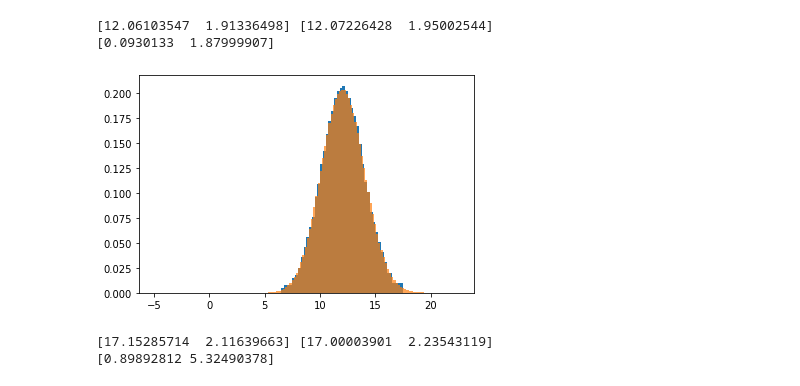
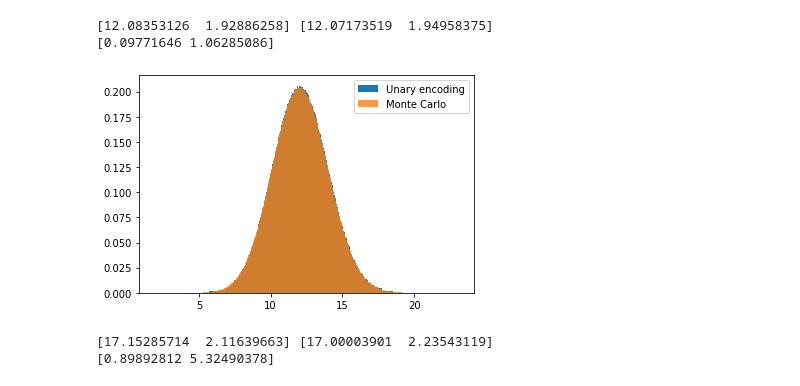
Before and after one commit to bosakad/SSTA-via-GP, a Jupyter notebook: src/gateSizing/unaryTesting.ipynb, the cells around one changed output. Saved outputs shown, nothing was run; the diff lists cells and outputs as text; code cells hidden in the pictures.

```diff
--- a/src/gateSizing/unaryTesting.ipynb
+++ b/src/gateSizing/unaryTesting.ipynb
@@ -33,7 +33,7 @@ def testMax(numberOfBins, numberOfUnaries):
 #     numberOfBins = 100
 #     numberOfUnaries = 10000
 
-    interval = (-5, 20)
+    interval = (3, 20)
 
     # DESIRED
 
@@ -66,7 +66,10 @@ def testMax(numberOfBins, numberOfUnaries):
 #     _ = plt.hist(rv1, bins=numberOfBins, density='PDF', alpha=0.7)
 #     _ = plt.hist(rv2, bins=numberOfBins, density='PDF', alpha=0.7)
     plt.hist(max2.edges[:-1], max2.edges, weights=max2.bins)
-    _ = plt.hist(max1, bins=numberOfBins, density='PDF', alpha=0.7)
+    _ = plt.hist(max1, bins=numberOfBins, density='PDF', alpha=0.8)
+    plt.legend(["Unary encoding", "Monte Carlo"])
+
+    plt.savefig("unary.jpeg", dpi=500)
 
     return (actual, desired)
 
@@ -76,21 +79,21 @@ def testMax(numberOfBins, numberOfUnaries):
 # %%
 # test max as wanted
 
-numberOfBins = 100
-numberOfUnaries = 100
+numberOfBins = 500
+numberOfUnaries = 500
 
 actual, desired = testMax(numberOfBins, numberOfUnaries)
 
 MAPE = 100 * np.abs((actual - desired) / desired)
 
 
 
 print(actual, desired)
 print(MAPE)
 # %% [output]
-[12.06103547  1.91336498] [12.07226428  1.95002544]
-[0.0930133  1.87999907]
+[12.08353126  1.92886258] [12.07173519  1.94958375]
+[0.09771646 1.06285086]
-[figure, old version]
+[figure, new version]
 # %%
 # test mean computation
 
```
Also changed, not shown: 10 other files.
